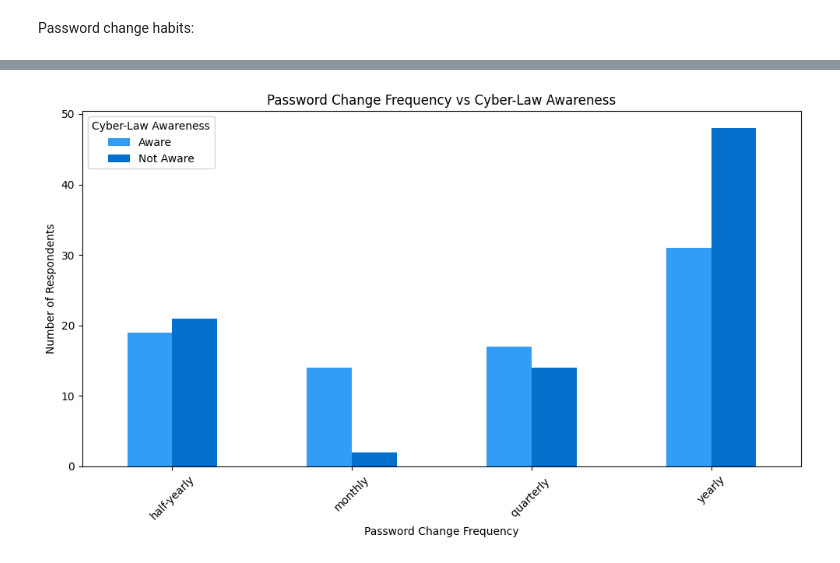
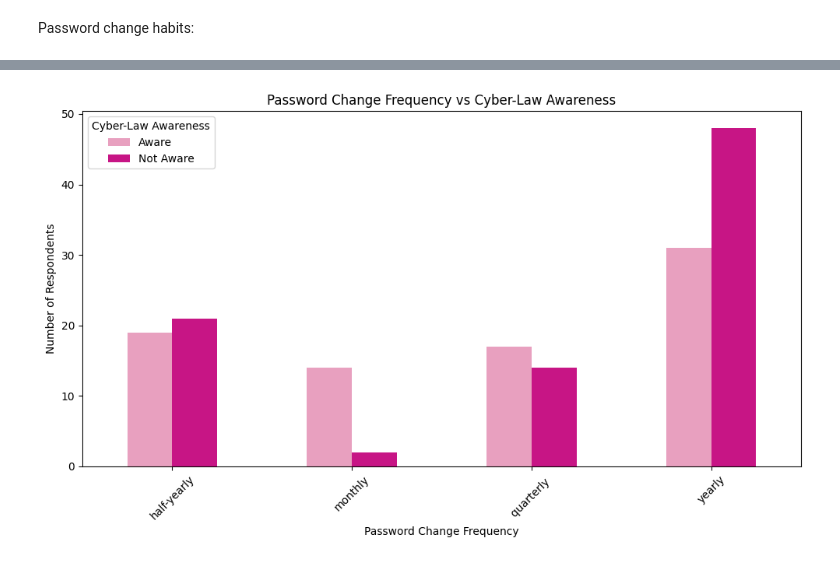
Before and after one commit to zf00593/dataset-project, a Jupyter notebook: visualisation.ipynb, the cells around one changed output, grey strips where cells are left out. Cells and saved outputs as stored; diff of their text form; code cells hidden in the pictures.

```diff
--- a/visualisation.ipynb
+++ b/visualisation.ipynb
@@ -29,25 +29,25 @@ plt.show()
 # %%
 password_cyber = pd.crosstab(
     analysis.df["How Frequent!?"],
     analysis.df["Are you aware of cyber laws?!"].map({
         1: "Aware",
         0: "Not Aware"
     })
 )
 
 password_cyber.plot(
     kind="bar",
     figsize=(10, 6),
-    color=["#339CF5", "#056FCC"]
+    color=["#E8A0BF", "#C71585"]
 )
 
 plt.title("Password Change Frequency vs Cyber-Law Awareness")
 plt.xlabel("Password Change Frequency")
 plt.ylabel("Number of Respondents")
 plt.xticks(rotation=45)
 plt.legend(title="Cyber-Law Awareness")
 
 plt.tight_layout()
 plt.show()
 # %% [output]
-[figure, old version]
+[figure, new version]
```
Also changed, not shown: parts of 5 cells of this notebook.
